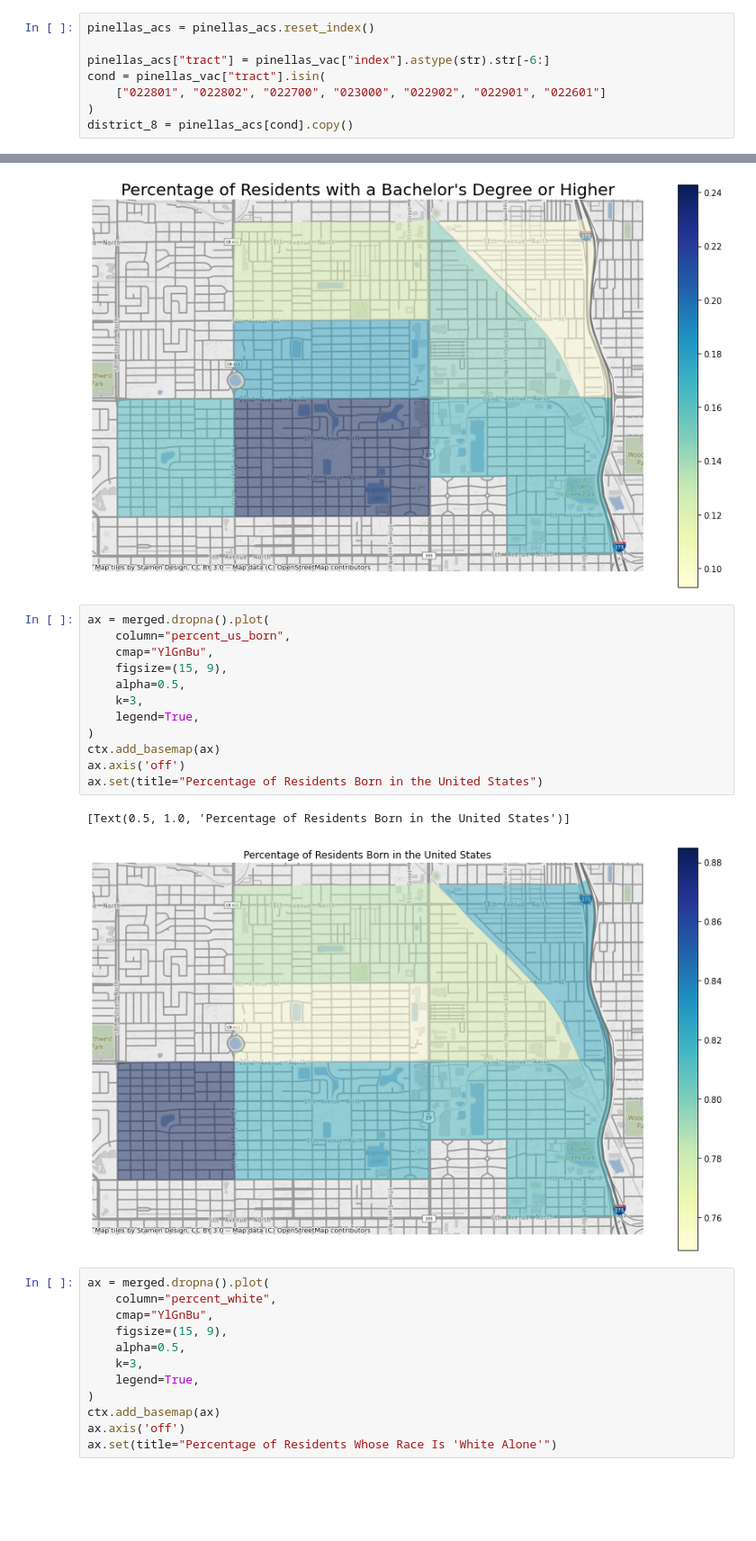
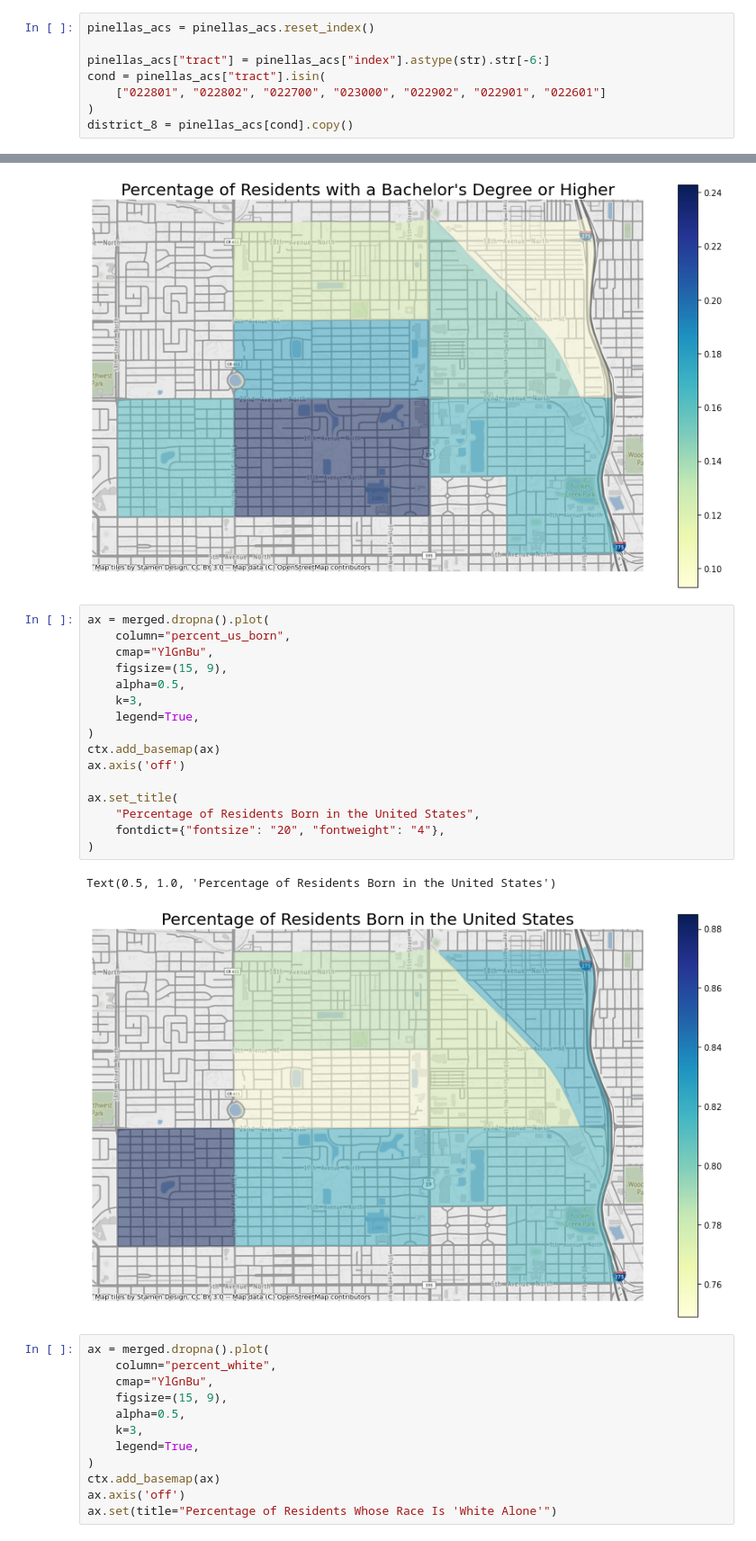
Before and after one commit to james-trimarco/district_8_demographics, a Jupyter notebook: District_8_demographics.ipynb, the cells around one changed output, grey strips where cells are left out. Shown at 90% size. Cells and saved outputs as stored; diff of their text form; blank space fills up the shorter version.

```diff
--- a/District_8_demographics.ipynb
+++ b/District_8_demographics.ipynb
@@ -93,8 +93,8 @@ I have selected seven census tracts that cover most, but not all, of District 8.
 # %%
 pinellas_acs = pinellas_acs.reset_index()
 
-pinellas_acs["tract"] = pinellas_vac["index"].astype(str).str[-6:]
-cond = pinellas_vac["tract"].isin(
+pinellas_acs["tract"] = pinellas_acs["index"].astype(str).str[-6:]
+cond = pinellas_acs["tract"].isin(
     ["022801", "022802", "022700", "023000", "022902", "022901", "022601"]
 )
 district_8 = pinellas_acs[cond].copy()
@@ -202,18 +202,22 @@ Text(0.5, 1.0, "Percentage of Residents with a Bachelor's Degree or Higher")
 # %%
 ax = merged.dropna().plot(
     column="percent_us_born",
     cmap="YlGnBu",
     figsize=(15, 9),
     alpha=0.5,
     k=3,
     legend=True,
 )
 ctx.add_basemap(ax)
 ax.axis('off')
-ax.set(title="Percentage of Residents Born in the United States")
+
+ax.set_title(
+    "Percentage of Residents Born in the United States",
+    fontdict={"fontsize": "20", "fontweight": "4"},
+)
 # %% [output]
-[Text(0.5, 1.0, 'Percentage of Residents Born in the United States')]
+Text(0.5, 1.0, 'Percentage of Residents Born in the United States')
-[figure, old version]
+[figure, new version]
 # %%
 ax = merged.dropna().plot(
     column="percent_white",
```
Also changed, not shown: parts of 3 cells of this notebook.
